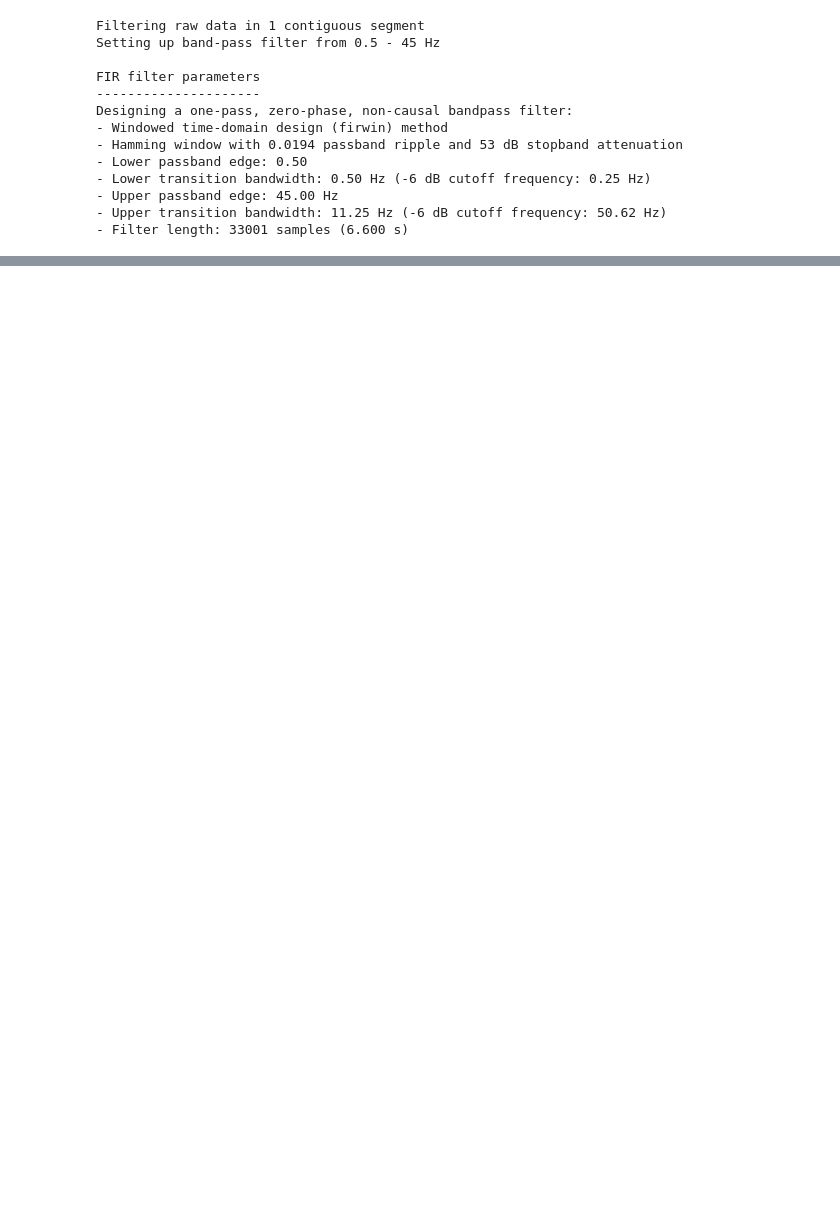
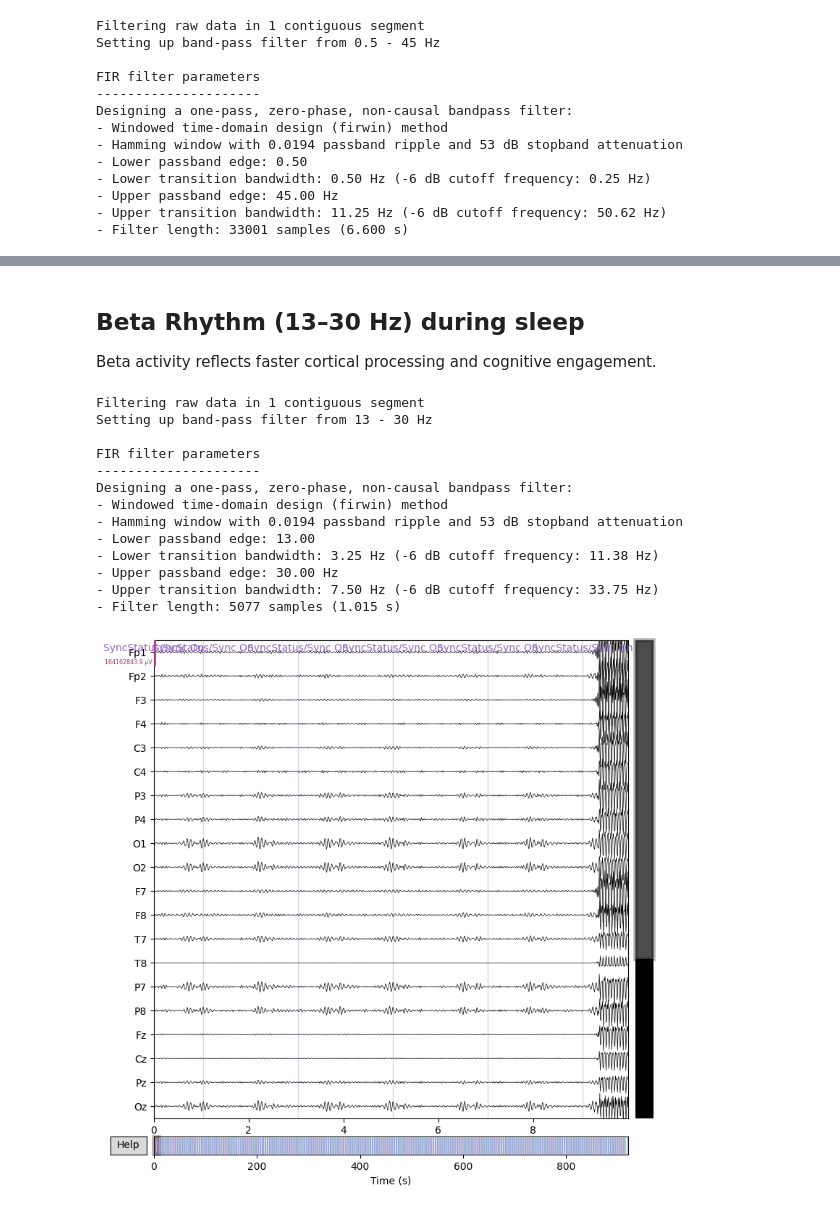
Before and after one commit to helgathrone/different-paths-to-unresponsiveness, a Jupyter notebook: notebooks/03_complexity_and_rhythms.ipynb, the cells around one changed output, grey strips where cells are left out. Cells and saved outputs as stored; diff of their text form; code cells hidden in the pictures; blank space fills up the shorter version.

```diff
--- a/notebooks/03_complexity_and_rhythms.ipynb
+++ b/notebooks/03_complexity_and_rhythms.ipynb
@@ -182,0 +239,27 @@ Using matplotlib as 2D backend.
+# %% [markdown]
+## Beta Rhythm (13–30 Hz) during sleep
+
+Beta activity reflects faster cortical processing and cognitive engagement.
+# %%
+beta = filtered.copy().filter(13, 30)
+
+beta.plot(
+    duration=10,
+    picks=eeg_channels,
+    scalings='auto'
+)
+# %% [output]
+Filtering raw data in 1 contiguous segment
+Setting up band-pass filter from 13 - 30 Hz
+
+FIR filter parameters
+---------------------
+Designing a one-pass, zero-phase, non-causal bandpass filter:
+- Windowed time-domain design (firwin) method
+- Hamming window with 0.0194 passband ripple and 53 dB stopband attenuation
+- Lower passband edge: 13.00
+- Lower transition bandwidth: 3.25 Hz (-6 dB cutoff frequency: 11.38 Hz)
+- Upper passband edge: 30.00 Hz
+- Upper transition bandwidth: 7.50 Hz (-6 dB cutoff frequency: 33.75 Hz)
+- Filter length: 5077 samples (1.015 s)
+[figure, added]
```
Also changed, not shown: parts of 32 cells of this notebook.
